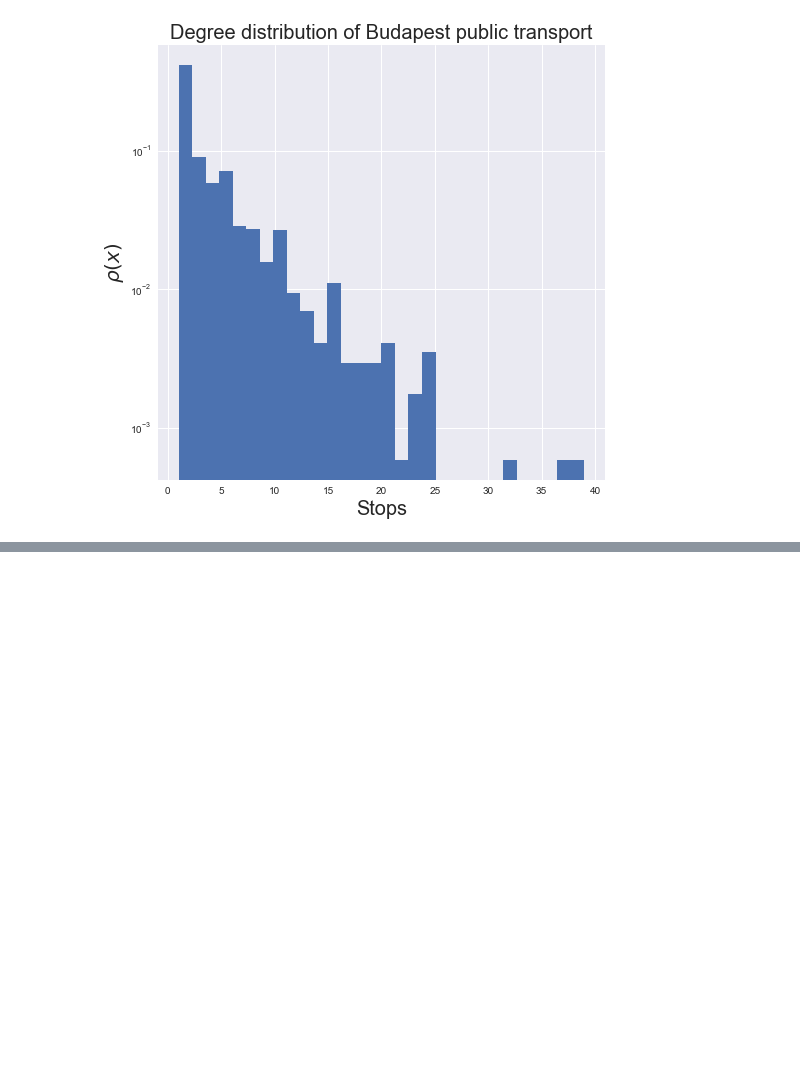
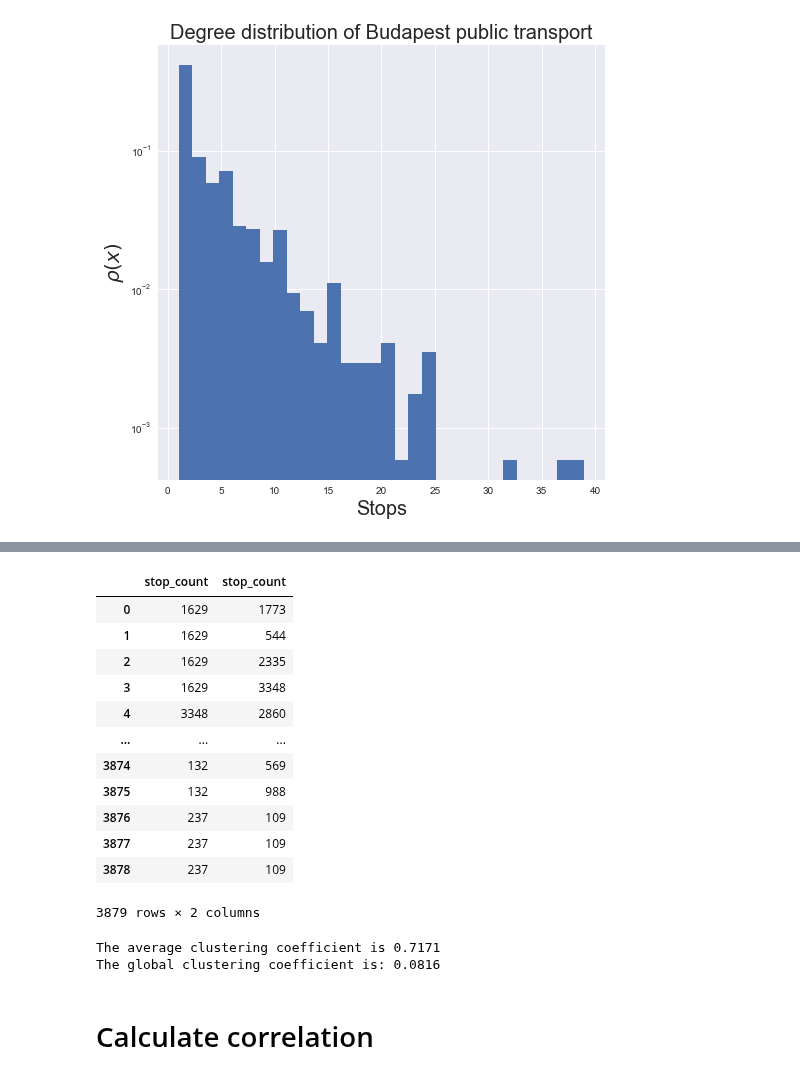
Before and after one commit to Dudgit/datalab, a Jupyter notebook: notebooks/sql_preprocess.ipynb, the cells around one changed output, grey strips where cells are left out. Drawn from its saved outputs; the diff is of its cells as text; code cells hidden in the pictures; blank space fills up the shorter version.

```diff
--- a/notebooks/sql_preprocess.ipynb
+++ b/notebooks/sql_preprocess.ipynb
@@ -80,0 +131,23 @@ The average degree of distribution is 3.9823
+# %%
+pd.read_sql_query("""
+    select
+
+    A.stop_count, B.stop_count
+
+    from df A, df B, df C
+    where A.target = B.source and B.target = C.source and  (C.target = A.source or A.target = C.source)
+    ;""",conn)
+# %% [output]
+|  | stop_count | stop_count |
+| 0 | 1629 | 1773 |
+| 1 | 1629 | 544 |
+| 2 | 1629 | 2335 |
+| 3 | 1629 | 3348 |
+| 4 | 3348 | 2860 |
+| ... | ... | ... |
+| 3874 | 132 | 569 |
+| 3875 | 132 | 988 |
+| 3876 | 237 | 109 |
+| 3877 | 237 | 109 |
+| 3878 | 237 | 109 |
+3879 rows × 2 columns
@@ -80,0 +170,16 @@ The average degree of distribution is 3.9823
+# %%
+glob_cof = (number_of_triangles.value* 3 ) /number_of_triples.value
+
+sav = s2.nes*2 / ( s2.edges*(s2.edges-1))
+
+print(f"""
+
+The average clustering coefficient is {sav.mean():.4f}
+The global clustering coefficient is: {glob_cof.values[0]:.4f}
+
+""" )
+# %% [output]
+The average clustering coefficient is 0.7171
+The global clustering coefficient is: 0.0816
+# %% [markdown]
+# Calculate correlation
```
Also changed, not shown: parts of 14 cells of this notebook.
